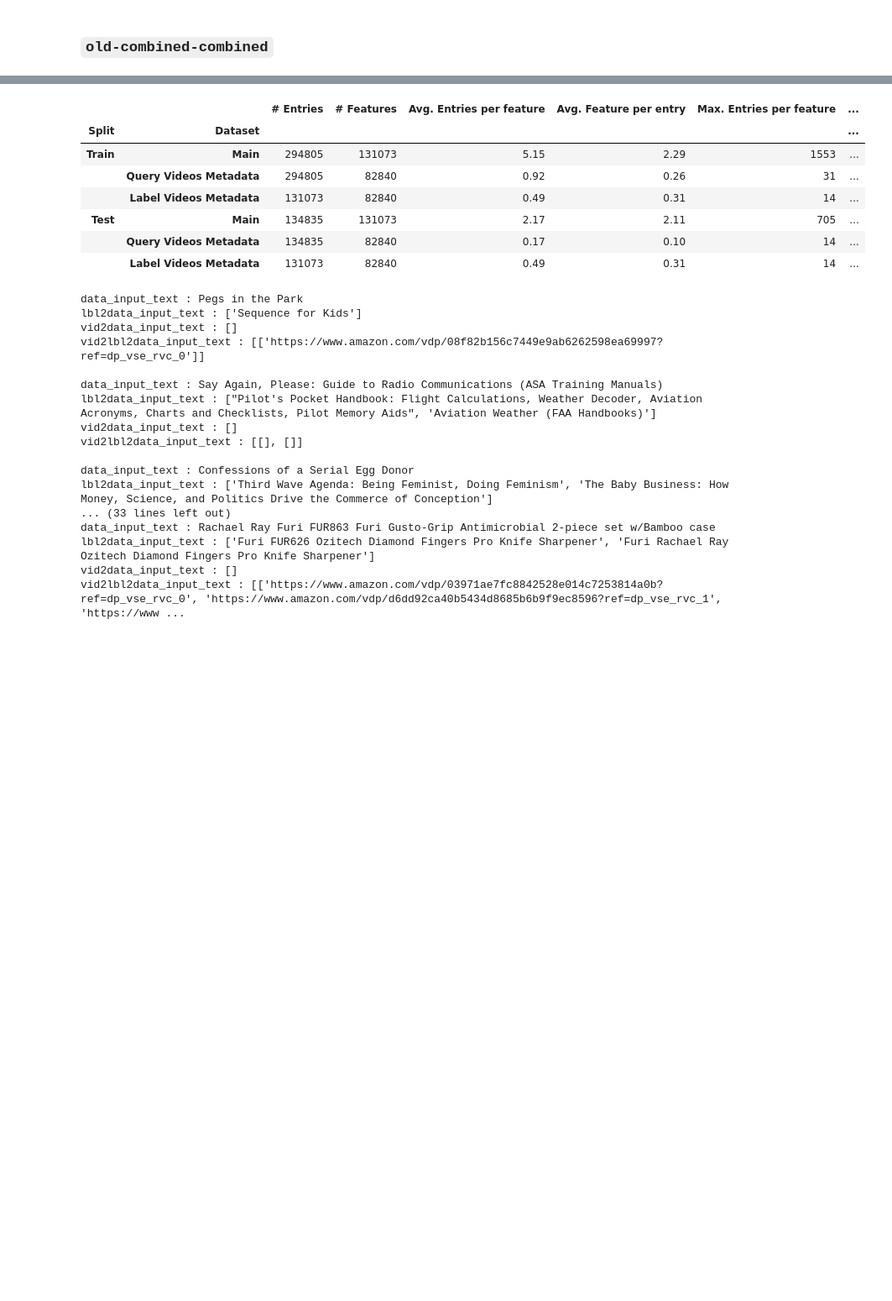
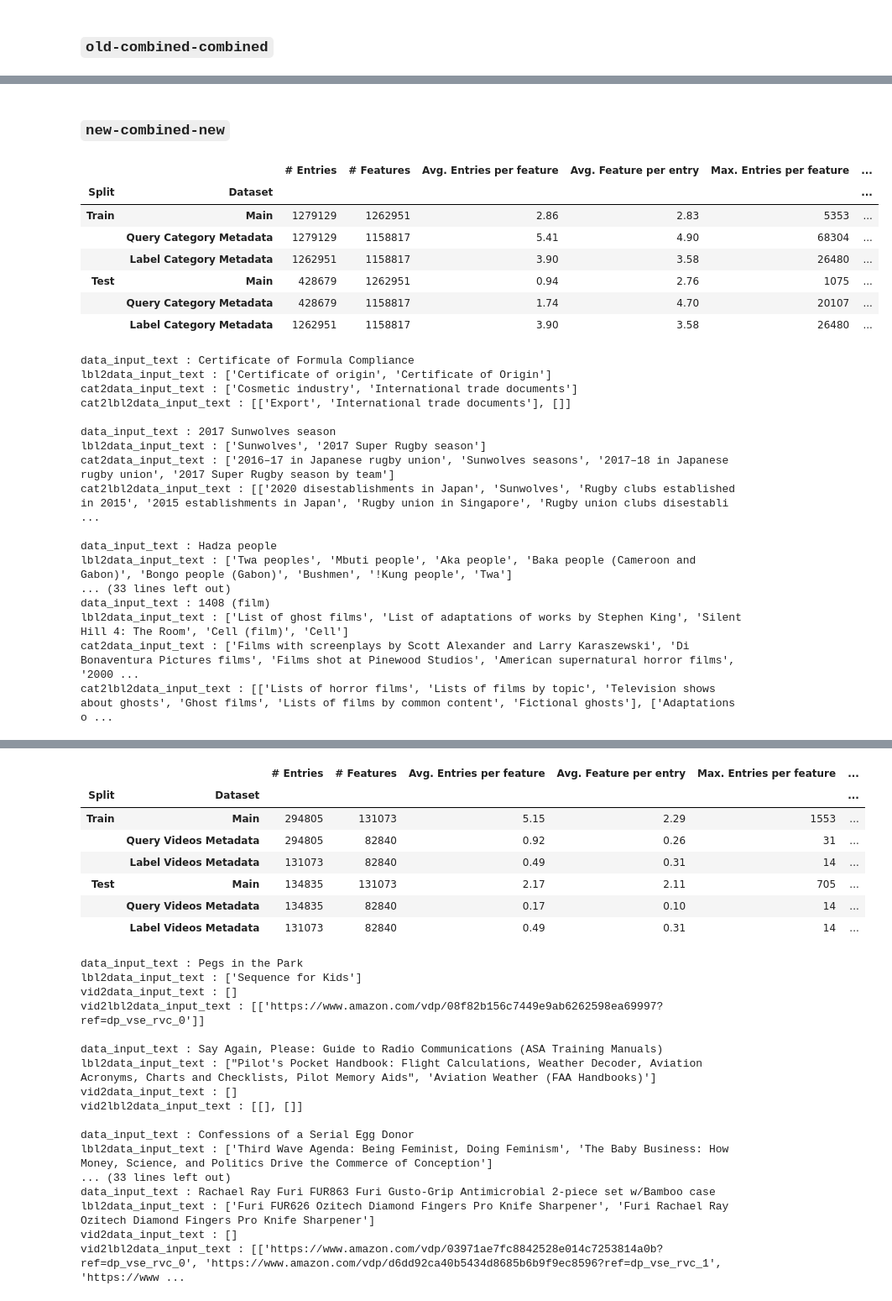
Before and after one commit to suchith720/sugar, a Jupyter notebook: nbs/13_dataset-statistics-report-1.ipynb, the cells around one changed output, grey strips where cells are left out. Shown at 84% size. Drawn from its saved outputs; the diff is of its cells as text; code cells hidden in the pictures; blank space fills up the shorter version.

```diff
--- a/nbs/13_dataset-statistics-report-1.ipynb
+++ b/nbs/13_dataset-statistics-report-1.ipynb
@@ -232,0 +269,30 @@ cat2lbl2data_input_text : [['Lists of National Register of Historic Places in Ne
+# %% [markdown]
+### `new-combined-new`
+# %%
+o = updated_show_func(x_prefix='new', y_prefix='combined', z_prefix='new')
+# %% [output]
+|  |  | # Entries | # Features | Avg. Entries per feature | Avg. Feature per entry | Max. Entries per feature | ... |
+| Split | Dataset |  |  |  |  |  | ... |
+| Train | Main | 1279129 | 1262951 | 2.86 | 2.83 | 5353 | ... |
+|  | Query Category Metadata | 1279129 | 1158817 | 5.41 | 4.90 | 68304 | ... |
+|  | Label Category Metadata | 1262951 | 1158817 | 3.90 | 3.58 | 26480 | ... |
+| Test | Main | 428679 | 1262951 | 0.94 | 2.76 | 1075 | ... |
+|  | Query Category Metadata | 428679 | 1158817 | 1.74 | 4.70 | 20107 | ... |
+|  | Label Category Metadata | 1262951 | 1158817 | 3.90 | 3.58 | 26480 | ... |
+data_input_text : Certificate of Formula Compliance
+lbl2data_input_text : ['Certificate of origin', 'Certificate of Origin']
+cat2data_input_text : ['Cosmetic industry', 'International trade documents']
+cat2lbl2data_input_text : [['Export', 'International trade documents'], []]
+
+data_input_text : 2017 Sunwolves season
+lbl2data_input_text : ['Sunwolves', '2017 Super Rugby season']
+cat2data_input_text : ['2016–17 in Japanese rugby union', 'Sunwolves seasons', '2017–18 in Japanese rugby union', '2017 Super Rugby season by team']
+cat2lbl2data_input_text : [['2020 disestablishments in Japan', 'Sunwolves', 'Rugby clubs established in 2015', '2015 establishments in Japan', 'Rugby union in Singapore', 'Rugby union clubs disestabli ...
+
+data_input_text : Hadza people
+lbl2data_input_text : ['Twa peoples', 'Mbuti people', 'Aka people', 'Baka people (Cameroon and Gabon)', 'Bongo people (Gabon)', 'Bushmen', '!Kung people', 'Twa']
+... (33 lines left out)
+data_input_text : 1408 (film)
+lbl2data_input_text : ['List of ghost films', 'List of adaptations of works by Stephen King', 'Silent Hill 4: The Room', 'Cell (film)', 'Cell']
+cat2data_input_text : ['Films with screenplays by Scott Alexander and Larry Karaszewski', 'Di Bonaventura Pictures films', 'Films shot at Pinewood Studios', 'American supernatural horror films', '2000 ...
+cat2lbl2data_input_text : [['Lists of horror films', 'Lists of films by topic', 'Television shows about ghosts', 'Ghost films', 'Lists of films by common content', 'Fictional ghosts'], ['Adaptations o ...
```
Also changed, not shown: parts of 21 cells of this notebook, 6 other files.
